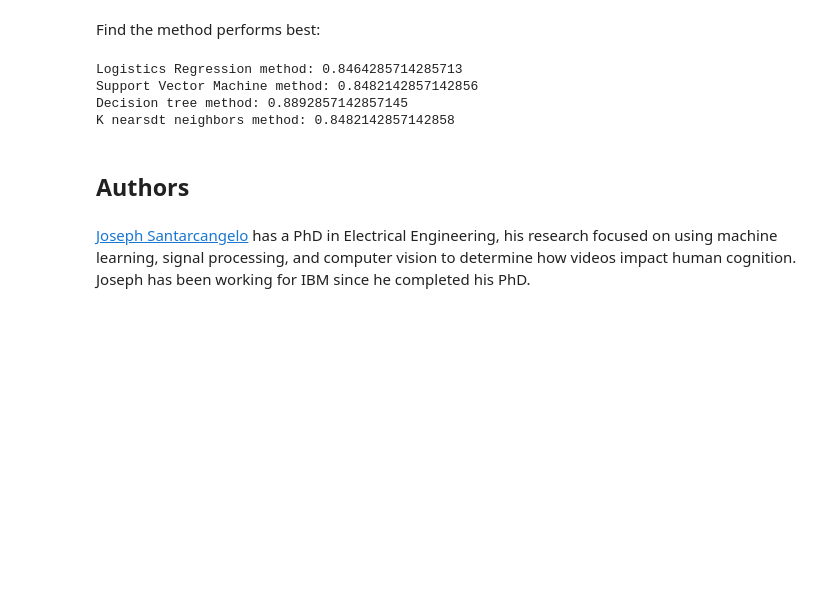
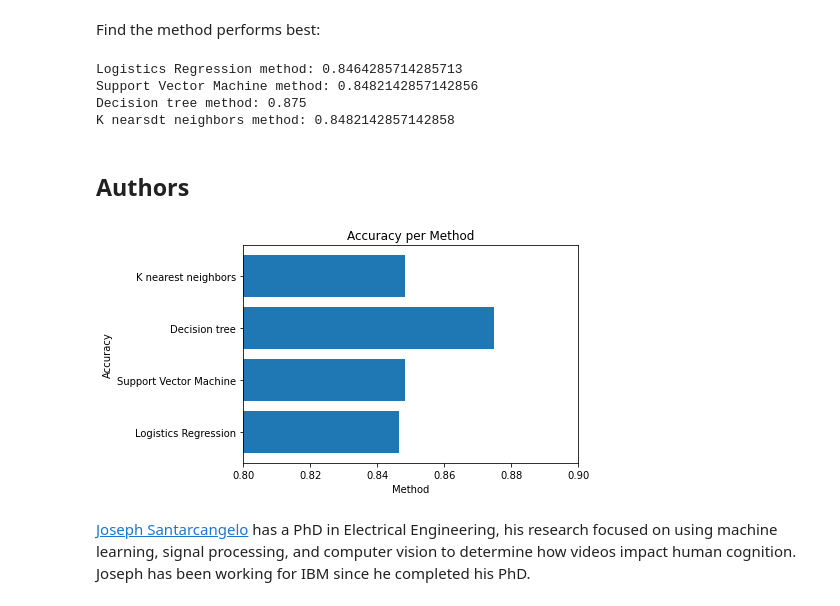
Before and after one commit to kevinvoskamp/testrepo, a Jupyter notebook: Module 4.ipynb, the cells around one changed output. Cells and saved outputs as stored; diff of their text form; code cells hidden in the pictures; blank space fills up the shorter version.

```diff
--- a/Module 4.ipynb
+++ b/Module 4.ipynb
@@ -335,14 +335,26 @@ Find the method performs best:
 print('Logistics Regression method:', logreg_cv.best_score_)
 print( 'Support Vector Machine method:', svm_cv.best_score_)
 print('Decision tree method:', tree_cv.best_score_)
-print('K nearsdt neighbors method:', knn_cv.best_score_)
+print('K nearest neighbors method:', knn_cv.best_score_)
 # %% [output]
 Logistics Regression method: 0.8464285714285713
 Support Vector Machine method: 0.8482142857142856
-Decision tree method: 0.8892857142857145
+Decision tree method: 0.875
 K nearsdt neighbors method: 0.8482142857142858
 # %% [markdown]
 ## Authors
+# %%
+Method = ['Logistics Regression','Support Vector Machine','Decision tree','K nearest neighbors']
+Accuracy = [logreg_cv.best_score_,svm_cv.best_score_,tree_cv.best_score_,knn_cv.best_score_]
+
+plt.barh(Method,Accuracy)
+plt.title('Accuracy per Method')
+plt.xlim(0.8, 0.9)
+plt.xlabel('Method')
+plt.ylabel('Accuracy')
+plt.show()
+# %% [output]
+[figure, added]
 # %% [markdown]
 <a href="https://www.linkedin.com/in/joseph-s-50398b136/?utm_medium=Exinfluencer&utm_source=Exinfluencer&utm_content=000026UJ&utm_term=10006555&utm_id=NA-SkillsNetwork-Channel-SkillsNetworkCoursesIBMDS0321ENSkillsNetwork26802033-2021-01-01">Joseph Santarcangelo</a> has a PhD in Electrical Engineering, his research focused on using machine learning, signal processing, and computer vision to determine how videos impact human cognition. Joseph has been working for IBM since he completed his PhD.
 # %% [markdown]
```
Also changed, not shown: parts of 2 cells of this notebook.
